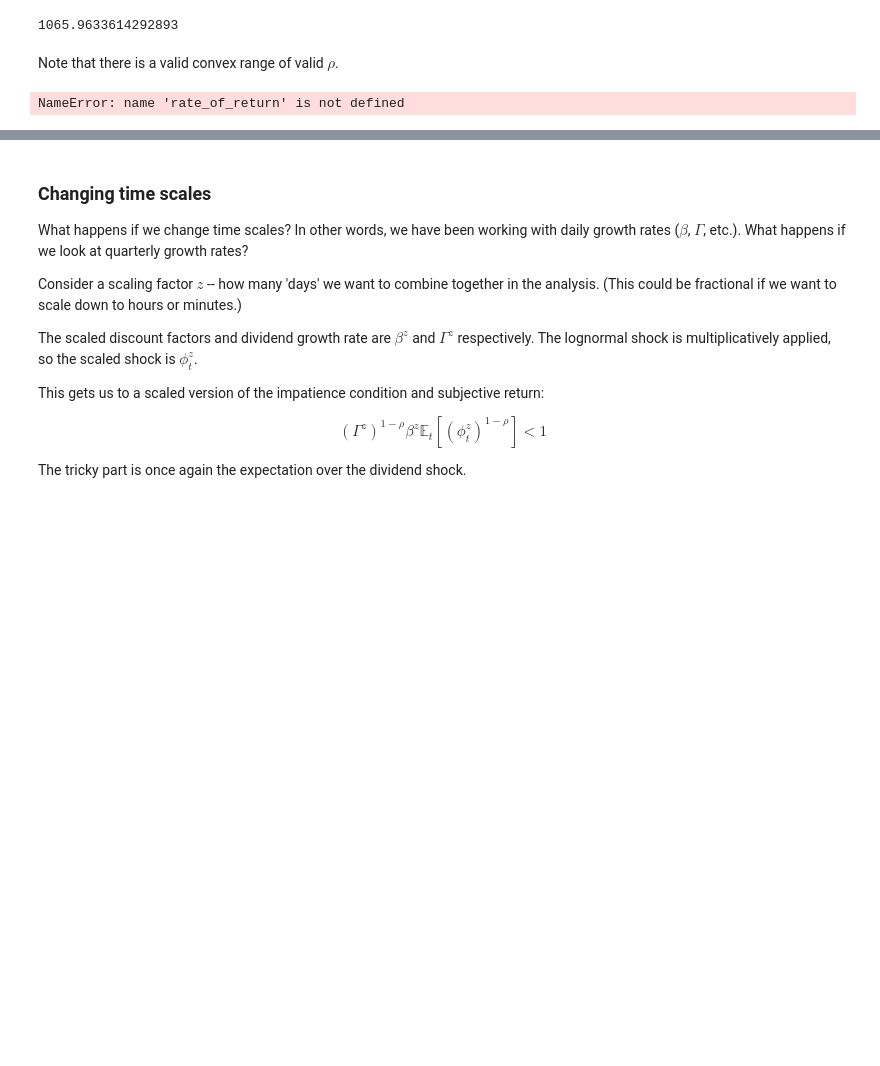
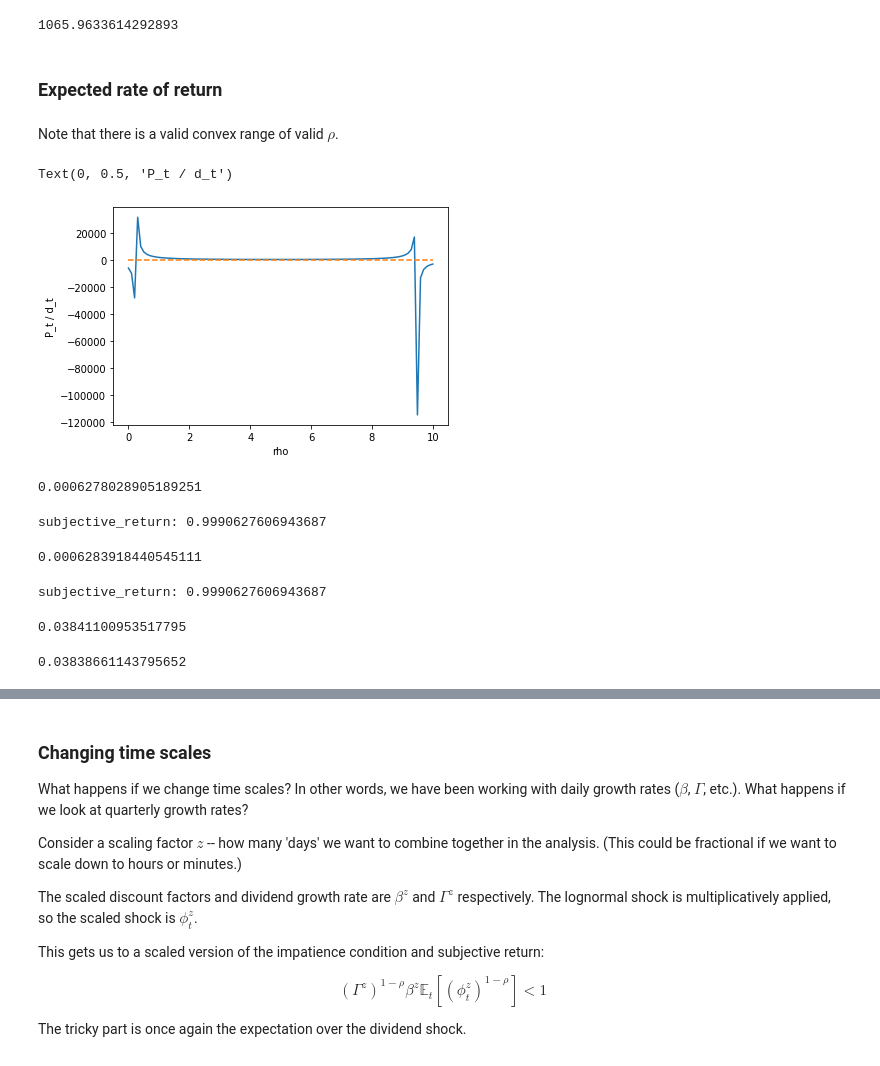
Before and after one commit to sbenthall/SHARKFin, a Jupyter notebook: macro/Working with Lucas Asset Prices.ipynb, the cells around one changed output, grey strips where cells are left out. Drawn from its saved outputs; the diff is of its cells as text; code cells hidden in the pictures; blank space fills up the shorter version.

```diff
--- a/macro/Working with Lucas Asset Prices.ipynb
+++ b/macro/Working with Lucas Asset Prices.ipynb
@@ -145,21 +158,39 @@ price_dividend_ratio(gamma, sigma_d, rho, beta_daily)
 # %% [output]
 subjective_return: 0.9990627606943687
 1065.9633614292893
+# %% [markdown]
+### Expected rate of return
 # %% [markdown]
 Note that there is a valid convex range of valid $\rho$.
 # %%
 import matplotlib.pyplot as plt
 
 x = np.linspace(0, 10, 100)
 
-y = [rate_of_return(gamma, sigma_d, rho_x, beta_daily, check = False) for rho_x in x]
+y = [price_dividend_ratio(gamma, sigma_d, rho_x, beta_daily, check = False) for rho_x in x]
 
 plt.plot(x,y)
 
 plt.plot(x,[0] * 100, '--')
 plt.xlabel("rho")
 plt.ylabel("P_t / d_t")
 # %% [output]
-NameError: name 'rate_of_return' is not defined
+Text(0, 0.5, 'P_t / d_t')
+[figure, added]
+# %%
+gamma
+# %% [output]
+0.0006278028905189251
 # %%
-price_dividend_ratio(gamma, sigma_d, rho, beta)
+ER = expected_rate_of_return(gamma, sigma_d, rho, beta_daily)
+ER
+# %% [output]
+subjective_return: 0.9990627606943687
+0.0006283918440545111
+# %%
+from sharkfin.utilities import *
+
+ror_quarterly(expected_rate_of_return(gamma, sigma_d, rho, beta_daily), 60)
+# %% [output]
+subjective_return: 0.9990627606943687
+0.03841100953517795
@@ -165,0 +199,4 @@ price_dividend_ratio(gamma, sigma_d, rho, beta)
+# %%
+ror_quarterly(0.000628, 60)
+# %% [output]
+0.03838661143795652
```
Also changed, not shown: parts of 8 cells of this notebook, 1 other file.
